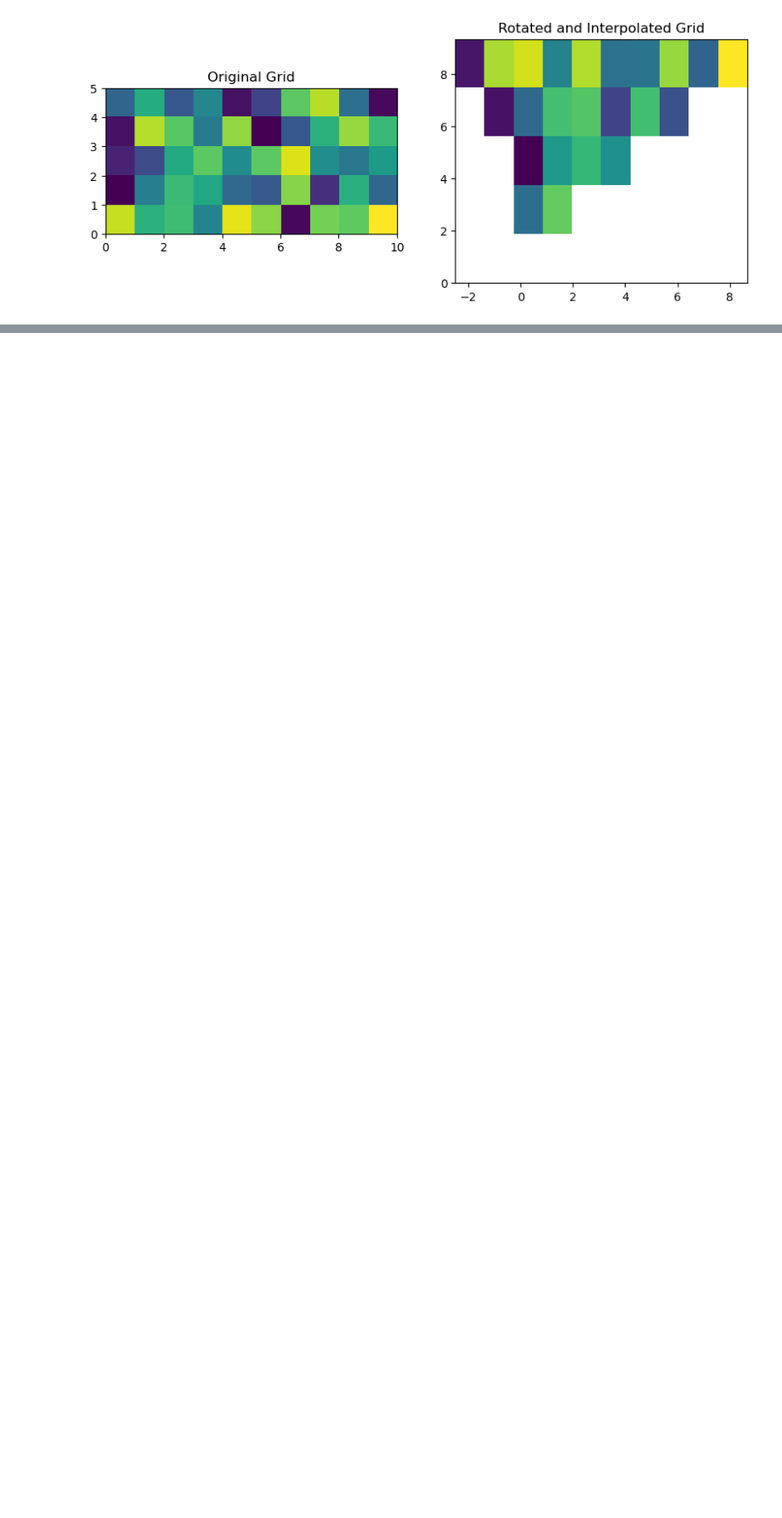
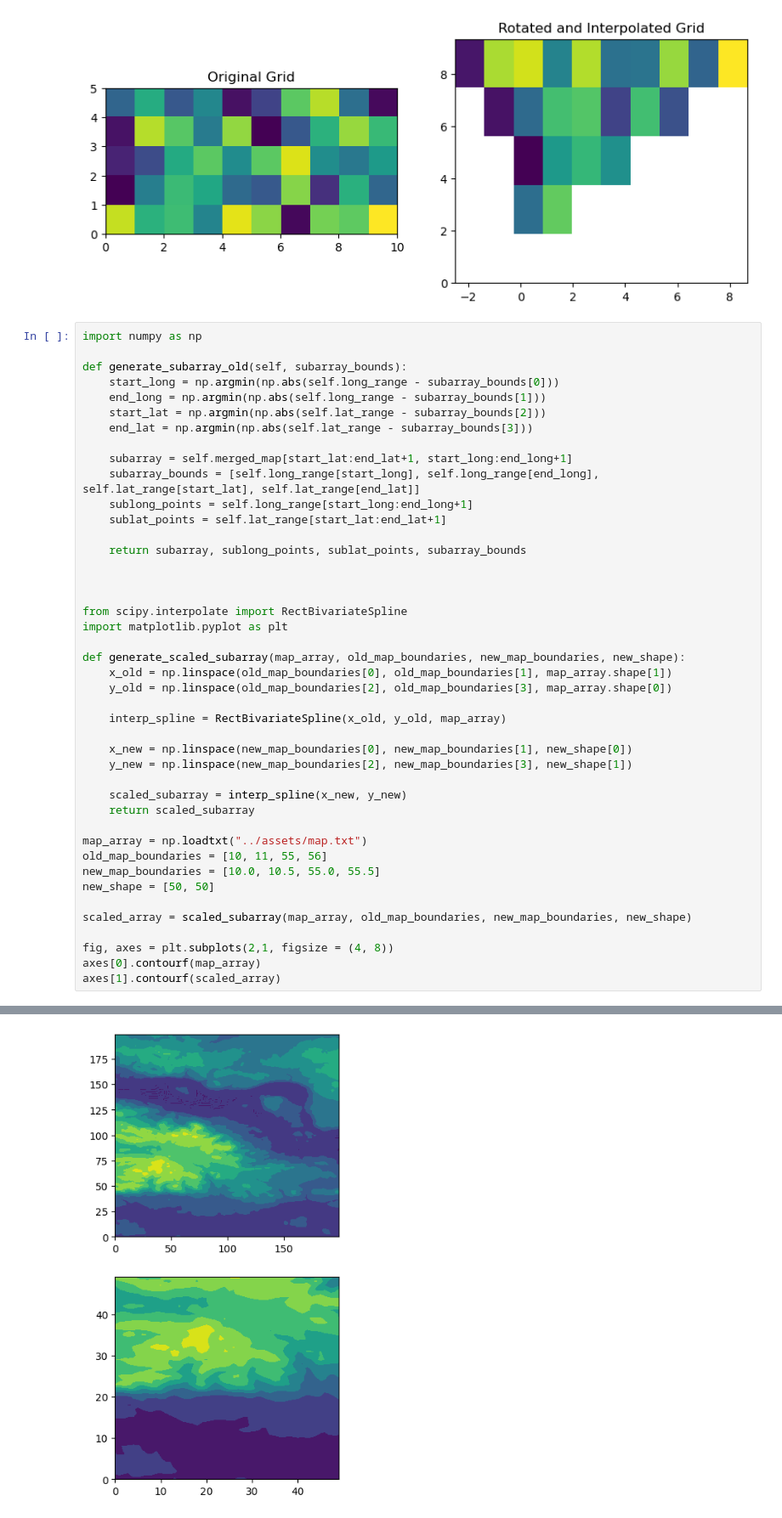
Before and after one commit to FPWRasmussen/DTU-Special-Course, a Jupyter notebook: src/test_notebook.ipynb, the cells around one changed output, grey strips where cells are left out. Shown at 85% size. Cells and saved outputs as stored; diff of their text form; blank space fills up the shorter version.

```diff
--- a/src/test_notebook.ipynb
+++ b/src/test_notebook.ipynb
@@ -538,3 +538,47 @@ plt.title('Rotated and Interpolated Grid')
 plt.show()
 # %% [output]
 [figure]
+# %%
+import numpy as np
+
+def generate_subarray_old(self, subarray_bounds):
+    start_long = np.argmin(np.abs(self.long_range - subarray_bounds[0]))
+    end_long = np.argmin(np.abs(self.long_range - subarray_bounds[1]))
+    start_lat = np.argmin(np.abs(self.lat_range - subarray_bounds[2]))
+    end_lat = np.argmin(np.abs(self.lat_range - subarray_bounds[3]))
+
+    subarray = self.merged_map[start_lat:end_lat+1, start_long:end_long+1]
+    subarray_bounds = [self.long_range[start_long], self.long_range[end_long], self.lat_range[start_lat], self.lat_range[end_lat]]
+    sublong_points = self.long_range[start_long:end_long+1]
+    sublat_points = self.lat_range[start_lat:end_lat+1]
+
+    return subarray, sublong_points, sublat_points, subarray_bounds
+
+
+
+from scipy.interpolate import RectBivariateSpline
+import matplotlib.pyplot as plt
+
+def generate_scaled_subarray(map_array, old_map_boundaries, new_map_boundaries, new_shape):
+    x_old = np.linspace(old_map_boundaries[0], old_map_boundaries[1], map_array.shape[1])
+    y_old = np.linspace(old_map_boundaries[2], old_map_boundaries[3], map_array.shape[0])
+
+    interp_spline = RectBivariateSpline(x_old, y_old, map_array)
+
+    x_new = np.linspace(new_map_boundaries[0], new_map_boundaries[1], new_shape[0])
+    y_new = np.linspace(new_map_boundaries[2], new_map_boundaries[3], new_shape[1])
+
+    scaled_subarray = interp_spline(x_new, y_new)
+    return scaled_subarray
+
+map_array = np.loadtxt("../assets/map.txt")
+old_map_boundaries = [10, 11, 55, 56]
+new_map_boundaries = [10.0, 10.5, 55.0, 55.5]
+new_shape = [50, 50]
+
+scaled_array = scaled_subarray(map_array, old_map_boundaries, new_map_boundaries, new_shape)
+
+fig, axes = plt.subplots(2,1, figsize = (4, 8))
+axes[0].contourf(map_array)
+axes[1].contourf(scaled_array)
+# %% [output]
@@ -540,0 +586 @@ plt.show()
+[figure, added]
```
Also changed, not shown: parts of 1 cell of this notebook, 5 other files.
